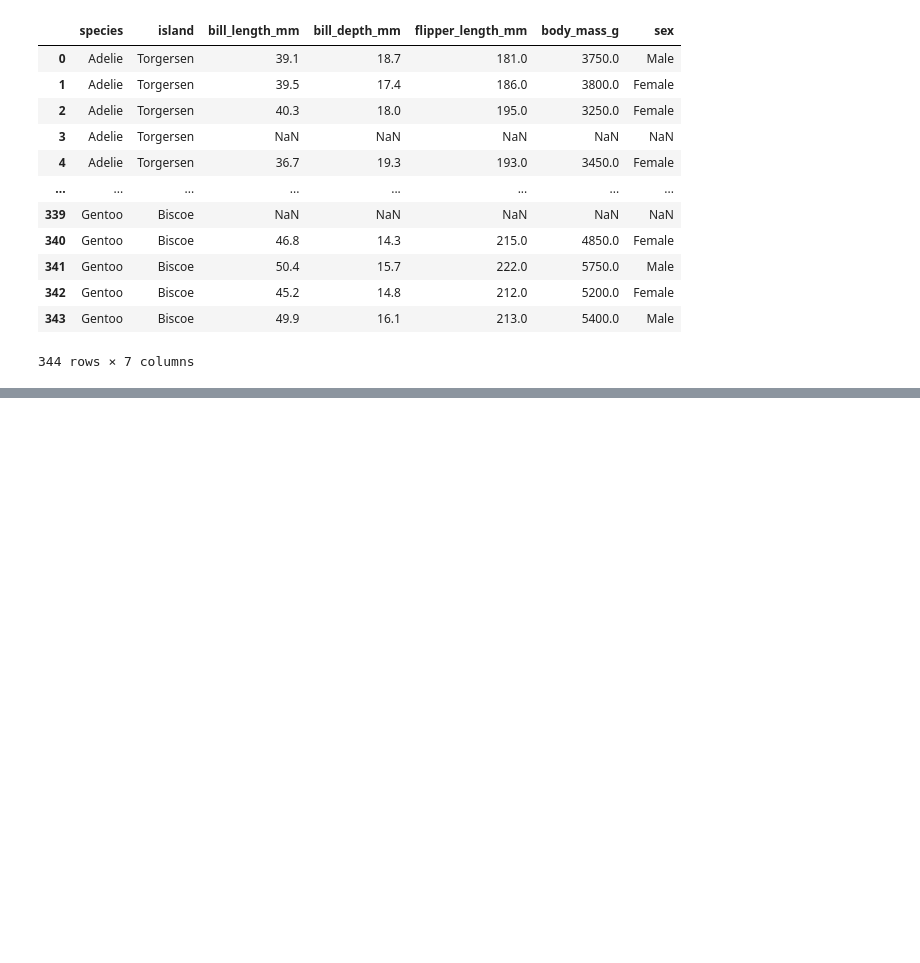
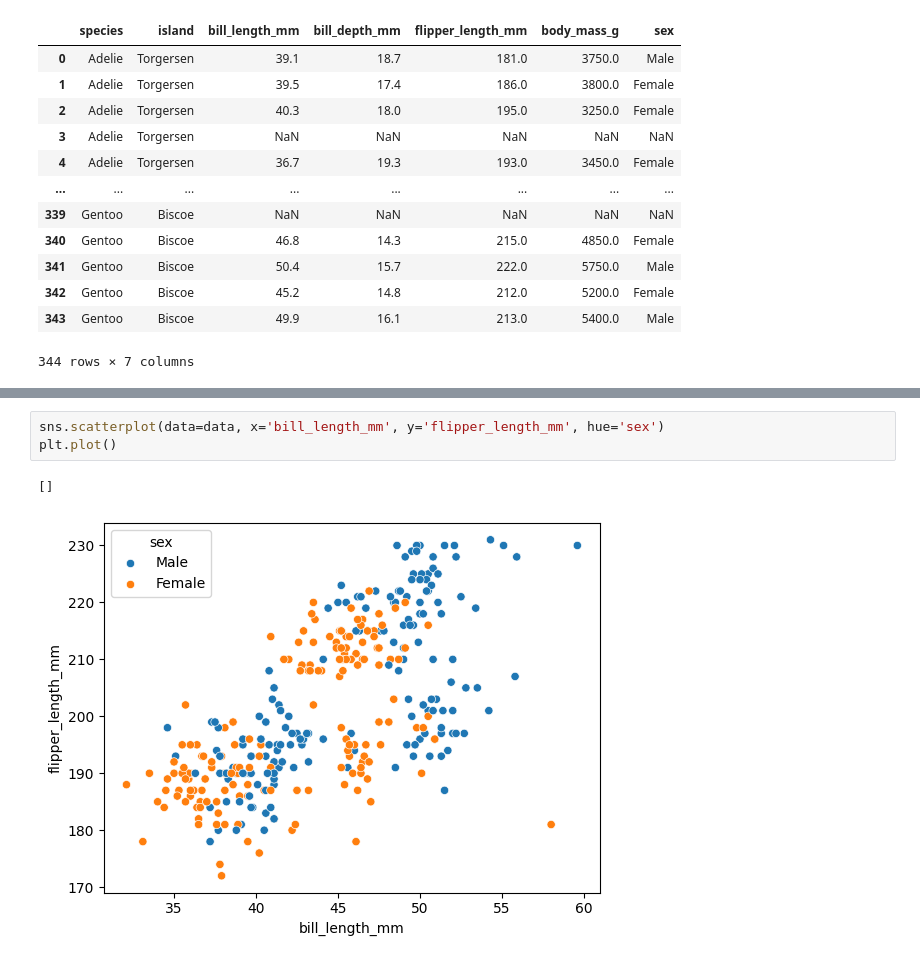
Before and after one commit to Ashura369/python, a Jupyter notebook: 1 jupyter workspace lecture/seaborn library/1 .ipynb, the cells around one changed output, grey strips where cells are left out. Cells and saved outputs as stored; diff of their text form; blank space fills up the shorter version.

```diff
--- a/1 jupyter workspace lecture/seaborn library/1 .ipynb
+++ b/1 jupyter workspace lecture/seaborn library/1 .ipynb
@@ -59,0 +66,6 @@ data
+# %%
+sns.scatterplot(data=data, x='bill_length_mm', y='flipper_length_mm', hue='sex')
+plt.plot()
+# %% [output]
+[]
+[figure, added]
```
Also changed, not shown: parts of 9 cells of this notebook, 6 other files.
